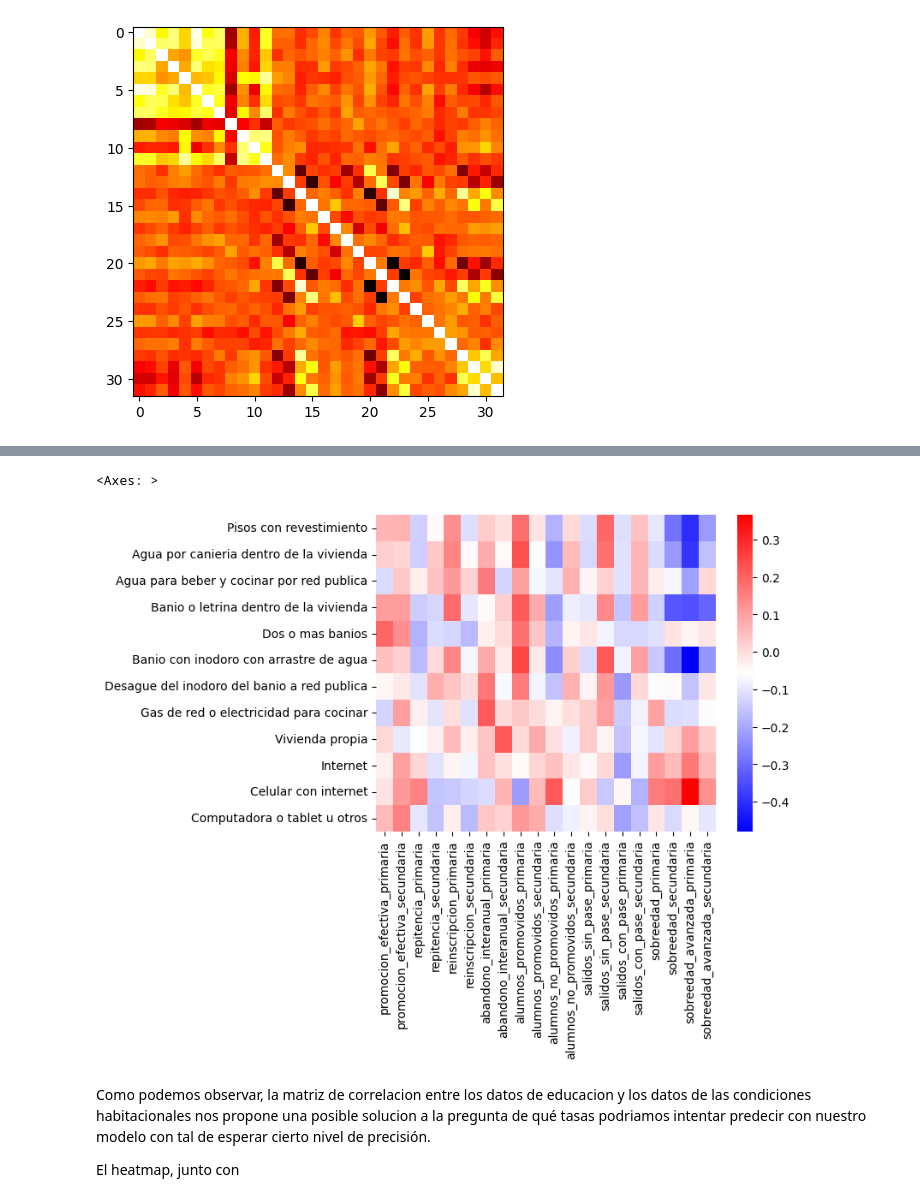
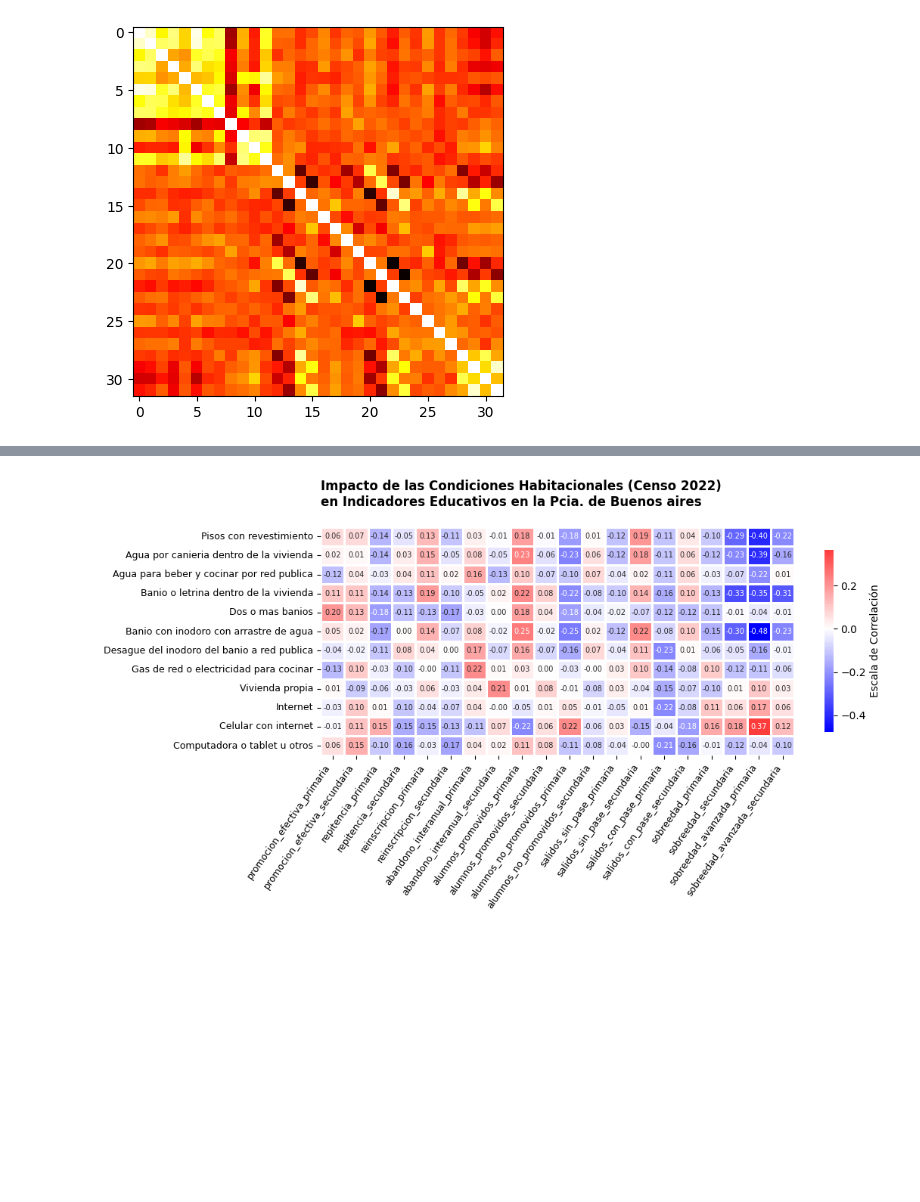
Before and after one commit to lmendezayl/uba-ldd-tp1, a Jupyter notebook: TP_1.ipynb, the cells around one changed output, grey strips where cells are left out. Cells and saved outputs as stored; diff of their text form; code cells hidden in the pictures; blank space fills up the shorter version.

```diff
--- a/TP_1.ipynb
+++ b/TP_1.ipynb
@@ -755,9 +752,13 @@ Este análisis preliminar sugiere que la **condición habitacional** tiene mayor
-# %%
-sns.heatmap(corr_no_diag, cmap='bwr')
-# %% [output]
-<Axes: >
-[figure, removed]
-# %% [markdown]
-Como podemos observar, la matriz de correlacion entre los datos de educacion y los datos de las condiciones habitacionales nos propone una posible solucion a la pregunta de qué tasas podriamos intentar predecir con nuestro modelo con tal de esperar cierto nivel de precisión.
-
-El heatmap, junto con
+# %%
+# Creamos grafico
+plt.figure(figsize=(11, 6))
+ax = sns.heatmap(df_corr_subset, annot=True, annot_kws={"size": 7}, fmt=".2f", cmap="bwr", center=0, linewidths=1, cbar_kws={"shrink": 0.8, "label": "Escala de Correlación"})
+plt.title("Impacto de las Condiciones Habitacionales (Censo 2022) \nen Indicadores Educativos en la Pcia. de Buenos aires", fontsize=12, pad=20, fontweight="bold", loc="left")
+# Angulo de los ticks
+ax.set_xticklabels(ax.get_xticklabels(), rotation=55, ha="right", fontsize=9)
+ax.set_yticklabels(ax.get_yticklabels(), rotation=0, fontsize=9)
+
+plt.tight_layout()
+plt.show()
+# %% [output]
+[figure, added]
```
Also changed, not shown: parts of 27 cells of this notebook.
